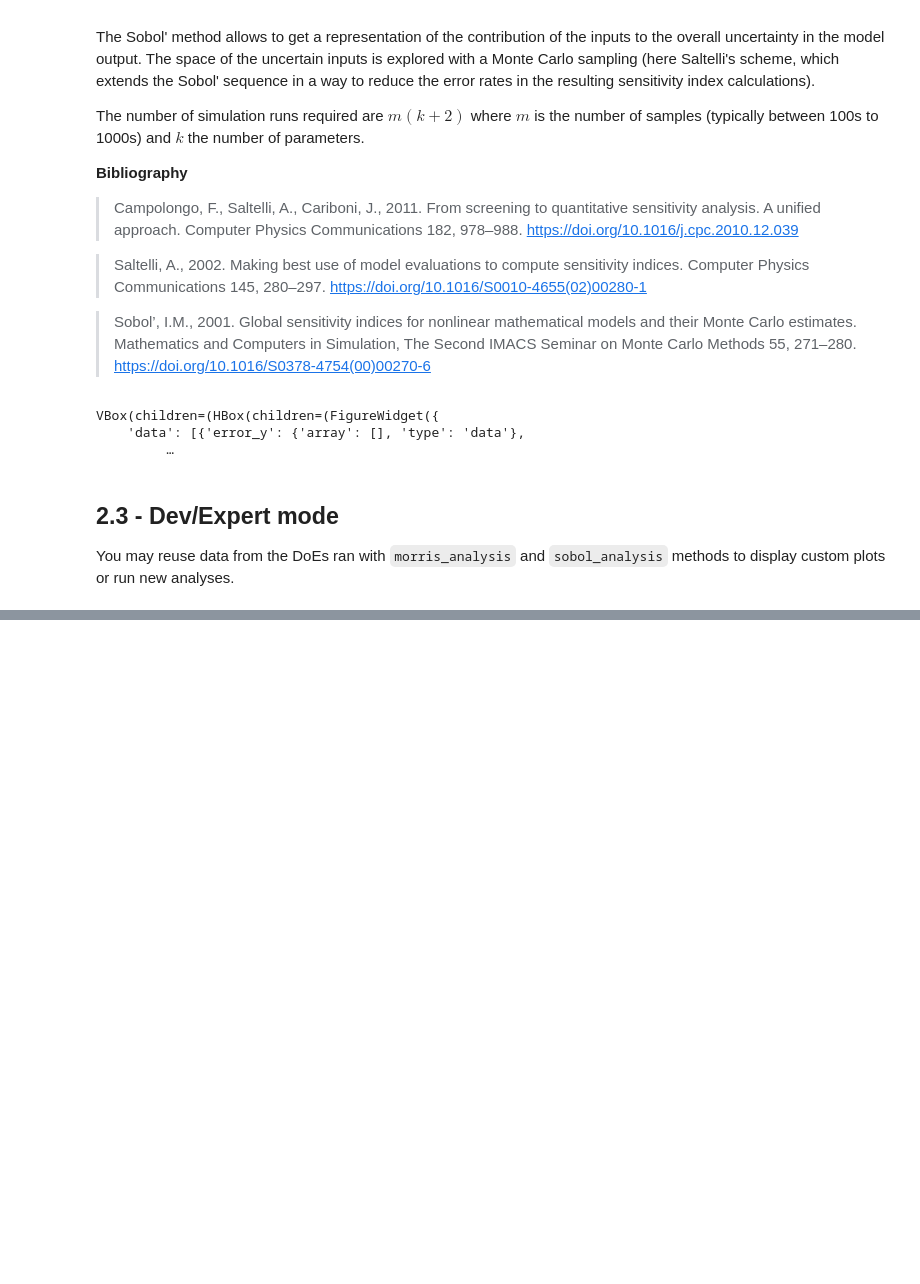
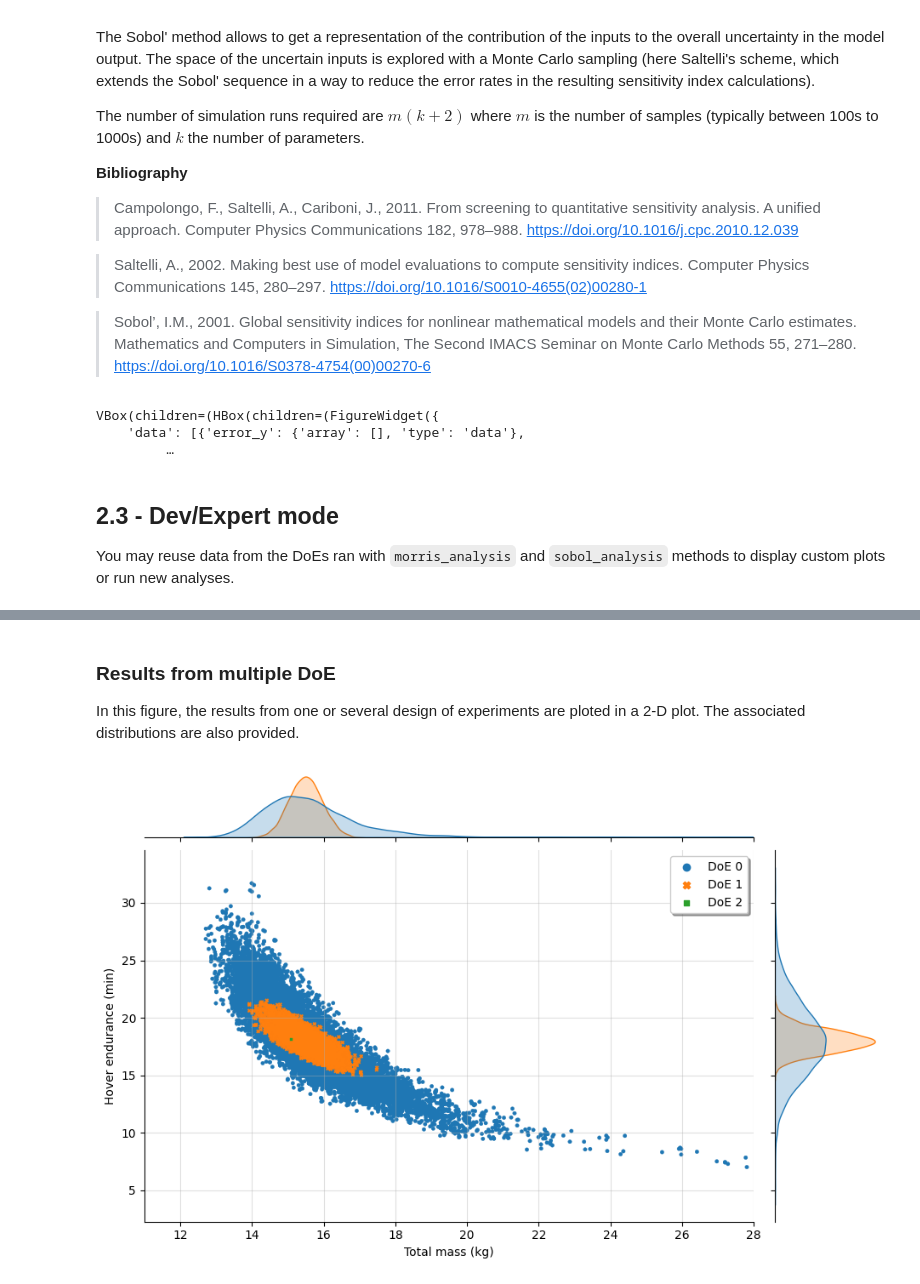
Before and after one commit to SizingLab/FAST-UAV, a Jupyter notebook: src/fastuav/notebooks/03_Uncertainty_analysis.ipynb, the cells around one changed output, grey strips where cells are left out. Cells and saved outputs as stored; diff of their text form; code cells hidden in the pictures; blank space fills up the shorter version.

```diff
--- a/src/fastuav/notebooks/03_Uncertainty_analysis.ipynb
+++ b/src/fastuav/notebooks/03_Uncertainty_analysis.ipynb
@@ -381,0 +233,33 @@ ax = Sis.plot(kind="bar", ax=None, stacked=False, ylabel="Sobol' Index (total-or
+# %% [markdown]
+### Results from multiple DoE
+In this figure, the results from one or several design of experiments are ploted in a 2-D plot. The associated distributions are also provided.
+# %%
+# DoE plots
+from fastuav.utils.postprocessing.sensitivity_analysis.distribution_plot import DoE_plot
+
+# Import data
+df_1 = pd.read_csv(SA_PATH + "/doe_Sobol.csv", sep=",")
+df_2 = pd.read_csv(SA_PATH + "/doe_Sobol_2.csv", sep=",")
+df_3 = pd.DataFrame({'data:weight:mtow': [15.1], 'data:performance:endurance:hover': [18.1]})
+df_array = [df_1, df_2, df_3]
+
+# Select two variables to display
+x = 'data:weight:mtow'
+y = 'data:performance:endurance:hover'
+
+# Plot results
+g = DoE_plot(df_array, x, y)
+
+# Modify a few plot parameters
+g.fig.set_figwidth(10)
+g.fig.set_figheight(6)
+plt.xlim([11, 28])
+plt.xlabel("Total mass (kg)");
+plt.ylabel("Hover endurance (min)");
+lgnd = plt.legend(ncol=1, fancybox=True, shadow=True)
+plt.grid(alpha=0.4)
+
+# Save figure
+plt.savefig(SA_PATH + "/figures/output_dist_combined_twoaxes.pdf", bbox_inches="tight")
+# %% [output]
+[figure, added]
```
Also changed, not shown: parts of 18 cells of this notebook, 3 other files.
